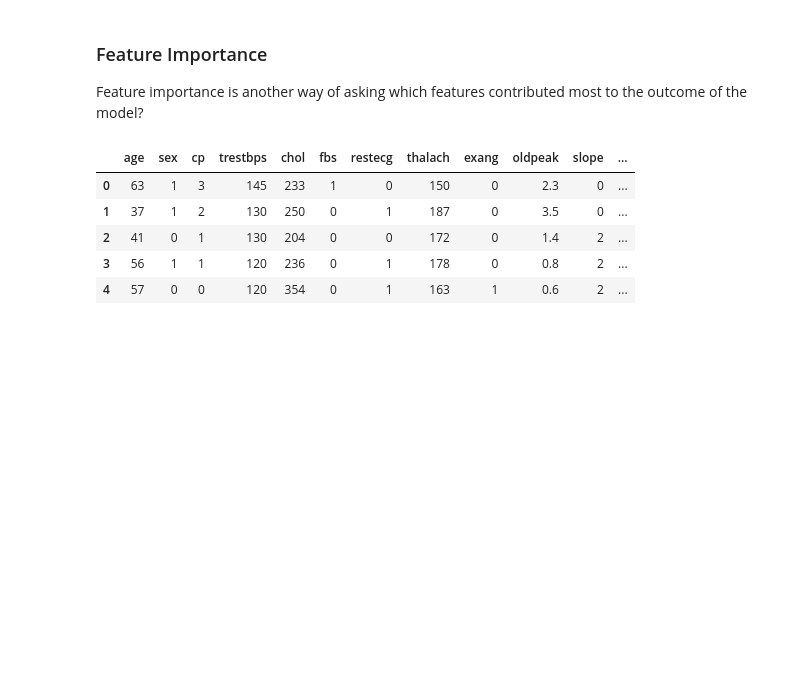
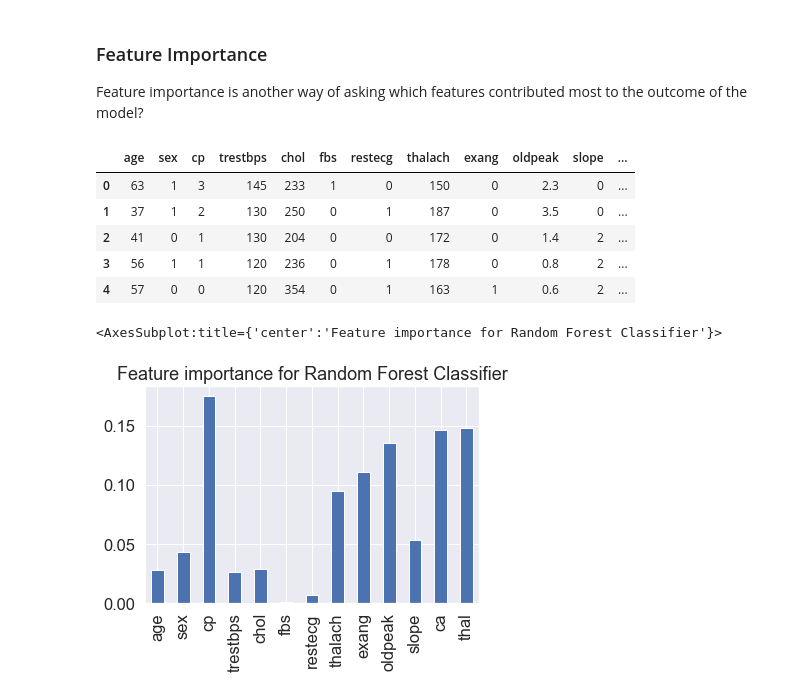
Before and after one commit to LM-01/ML_heart_disease_classification, a Jupyter notebook: Heart_Disease_Classification.ipynb, the cells around one changed output. Cells and saved outputs as stored; diff of their text form; code cells hidden in the pictures; blank space fills up the shorter version.

```diff
--- a/Heart_Disease_Classification.ipynb
+++ b/Heart_Disease_Classification.ipynb
@@ -452,3 +452,14 @@ data.head()
 | 2 | 41 | 0 | 1 | 130 | 204 | 0 | 0 | 172 | 0 | 1.4 | 2 | ... |
 | 3 | 56 | 1 | 1 | 120 | 236 | 0 | 1 | 178 | 0 | 0.8 | 2 | ... |
 | 4 | 57 | 0 | 0 | 120 | 354 | 0 | 1 | 163 | 1 | 0.6 | 2 | ... |
+# %%
+# New instance of the best parameters
+clf = RandomForestClassifier(max_depth=None, min_samples_leaf=5, min_samples_split=32, n_jobs=-1, n_estimators=700)
+clf.fit(X_train, y_train)
+feature_importance = clf.feature_importances_
+# %%
+fi = pd.DataFrame([feature_importance], columns=X_train.columns)
+fi.T.plot.bar(legend=False, title="Feature importance for Random Forest Classifier")
+# %% [output]
+<AxesSubplot:title={'center':'Feature importance for Random Forest Classifier'}>
+[figure, added]
```
Also changed, not shown: parts of 1 cell of this notebook, 1 other file.
